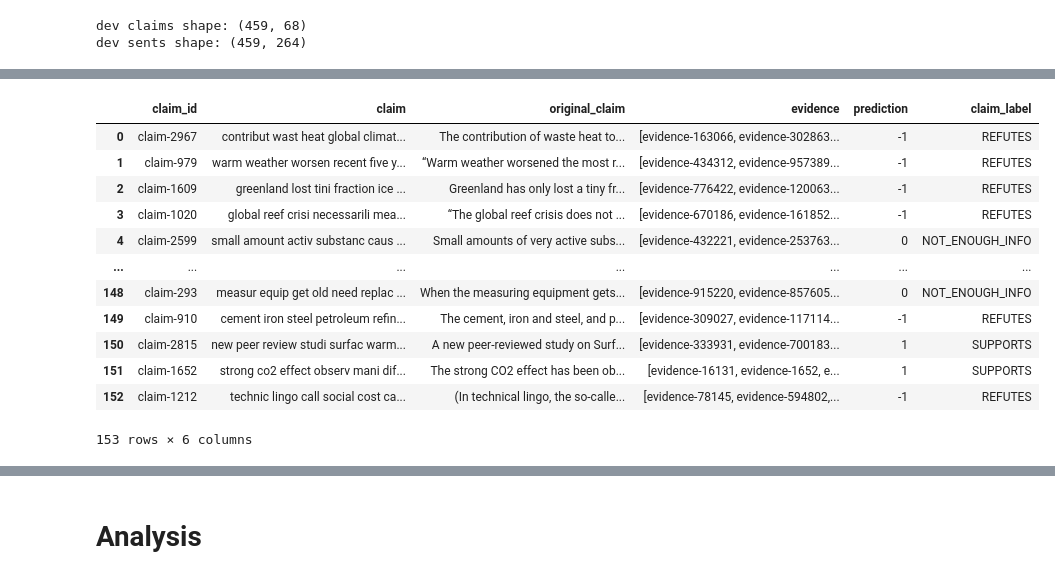
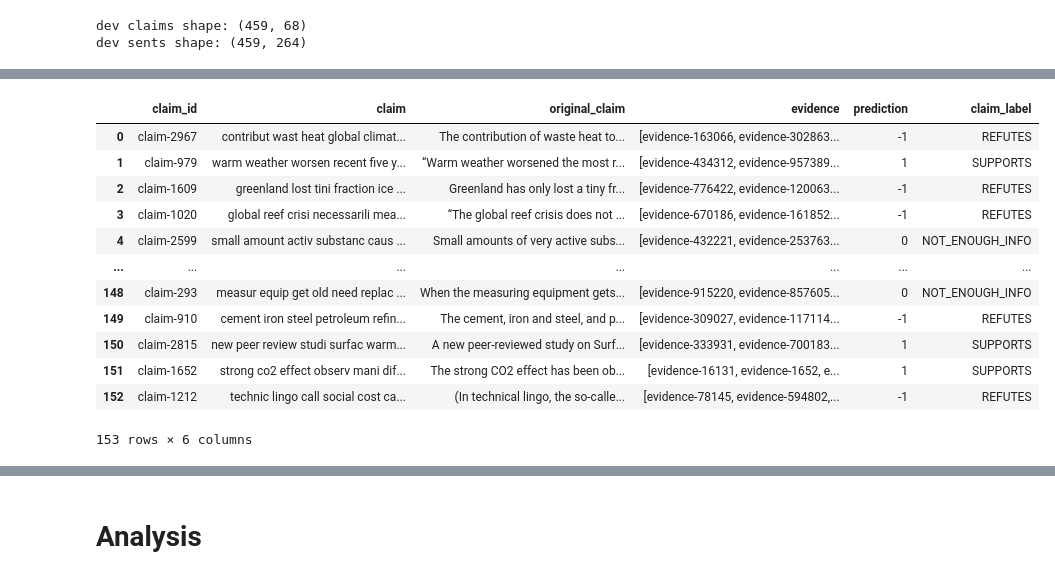
Before and after one commit to kexincchen/NLP-Project, a Jupyter notebook: classification/LSTM.ipynb, the cells around one changed output, grey strips where cells are left out. Drawn from its saved outputs; the diff is of its cells as text; code cells hidden in the pictures.

```diff
--- a/classification/LSTM.ipynb
+++ b/classification/LSTM.ipynb
@@ -338,7 +331,7 @@ test_loader = DataLoader(test_dataset, batch_size=128, shuffle=False)
 # %% [markdown]
 ## Creating the Embedding Matrix
 # %%
-word_vectors = KeyedVectors.load('../word2vec.wordvectors', mmap='r')
+word_vectors = KeyedVectors.load('../data/curated/word2vec.wordvectors', mmap='r')
 
 embedding_dim = 300  # dimension of word2vec vectors
 (embed_matrix_claim, embed_dim_claim) = create_embedding_matrix(vocab_size_claims, word_vectors, x_claims_word_index, embedding_dim)
@@ -685,14 +821,16 @@ F-score: 0.9418091886682808
 # %% [markdown]
 ## Predict
 # %%
-dev_predicted = load_data("../data/output/dev_predict.json")
+# dev_predicted = load_data("../data/output/dev_predict.json")
+dev_predicted = load_data("../data/dev-claims.json")
 test_data = load_data("../data/output/test-claim-output.json")
+
 # model.load_state_dict(torch.load('../checkpoints/BAttn_blstm_classify_nodis.pth'))
 # %%
 data_for_dataframe = []
 label_only = []
-for claim_id, claim_details in dev_claims_data.items():
-    claim_text = preprocess_text(claim_details['claim_text'], stemmer, stop_words)
+for claim_id, claim_details in dev_predicted.items():
+    claim_text = preprocess_text(claim_details['claim_text'], stemmer, stop_words=None)
     eids = claim_details['evidences']
     label_only.append({
         'claim_id': claim_id,
@@ -825,4 +963,6 @@ results_df
 # %%
+from collections import Counter
+
 def tag_label(prediction, tl=-0.2, th=0.2):
     if prediction > th:
         return 1
@@ -834,10 +974,19 @@ def tag_label(prediction, tl=-0.2, th=0.2):
 results_df['prediction'] = results_df.apply(lambda row: tag_label(row['prediction'], tl=-0.2, th=0.20), axis=1)
 
 def determine_final_label(labels):
+    label_counts = Counter(labels)
     if len(set(labels)) == 1:
-        return labels.iloc[0]  # all labels are the same
+        return labels.iloc[0]
+    if (1 in labels) and (-1 in labels):
+        return 2
+    if set(labels) <= {0, 1}:
+        # Return the label which has the majority
+        if label_counts[1] > label_counts[0]:
+            return 1
+        else:
+            return 0
     else:
-        return "2"  # conflicting labels
+        return 2 # conflicting labels
 
 final_labels = results_df.groupby('claim_id')['prediction'].agg(determine_final_label)
 
@@ -1060,36 +1228,45 @@ def tag_label(prediction, tl=-0.2, th=0.2):
     if prediction < tl:
         return -1
     return 0
 
 # Apply predictions to each row in the DataFrame
 results_df['prediction'] = results_df.apply(lambda row: tag_label(row['prediction'], tl=-0.2, th=0.20), axis=1)
 
 def determine_final_label(labels):
+    label_counts = Counter(labels)
     if len(set(labels)) == 1:
-        return labels.iloc[0]  # all labels are the same
+        return labels.iloc[0]
+    if (1 in labels) and (-1 in labels):
+        return 2
+    if set(labels) <= {0, 1}:
+        # Return the label which has the majority
+        if label_counts[1] > label_counts[0]:
+            return 1
+        else:
+            return 0
     else:
-        return "2"  # conflicting labels
+        return 2 # conflicting labels
 
 final_labels = results_df.groupby('claim_id')['prediction'].agg(determine_final_label)
 
 output_df = output_df.join(final_labels, on='claim_id')
 
 def map_to_label(prediction):
     if prediction == 0:
         return "NOT_ENOUGH_INFO"
     if prediction == -1:
         return "REFUTES"
     if prediction == 1:
         return "SUPPORTS"
     return "DISPUTED"
 
 output_df["claim_label"] = output_df["prediction"].apply(lambda x: map_to_label(x))
 
 output_df
 # %% [output]
 |  | claim_id | claim | original_claim | evidence | prediction | claim_label |
 | 0 | claim-2967 | contribut wast heat global climat... | The contribution of waste heat to... | [evidence-163066, evidence-302863... | -1 | REFUTES |
-| 1 | claim-979 | warm weather worsen recent five y... | “Warm weather worsened the most r... | [evidence-434312, evidence-957389... | -1 | REFUTES |
+| 1 | claim-979 | warm weather worsen recent five y... | “Warm weather worsened the most r... | [evidence-434312, evidence-957389... | 1 | SUPPORTS |
 | 2 | claim-1609 | greenland lost tini fraction ice ... | Greenland has only lost a tiny fr... | [evidence-776422, evidence-120063... | -1 | REFUTES |
 | 3 | claim-1020 | global reef crisi necessarili mea... | “The global reef crisis does not ... | [evidence-670186, evidence-161852... | -1 | REFUTES |
 | 4 | claim-2599 | small amount activ substanc caus ... | Small amounts of very active subs... | [evidence-432221, evidence-253763... | 0 | NOT_ENOUGH_INFO |
```
Also changed, not shown: parts of 23 cells of this notebook, 15 other files.
